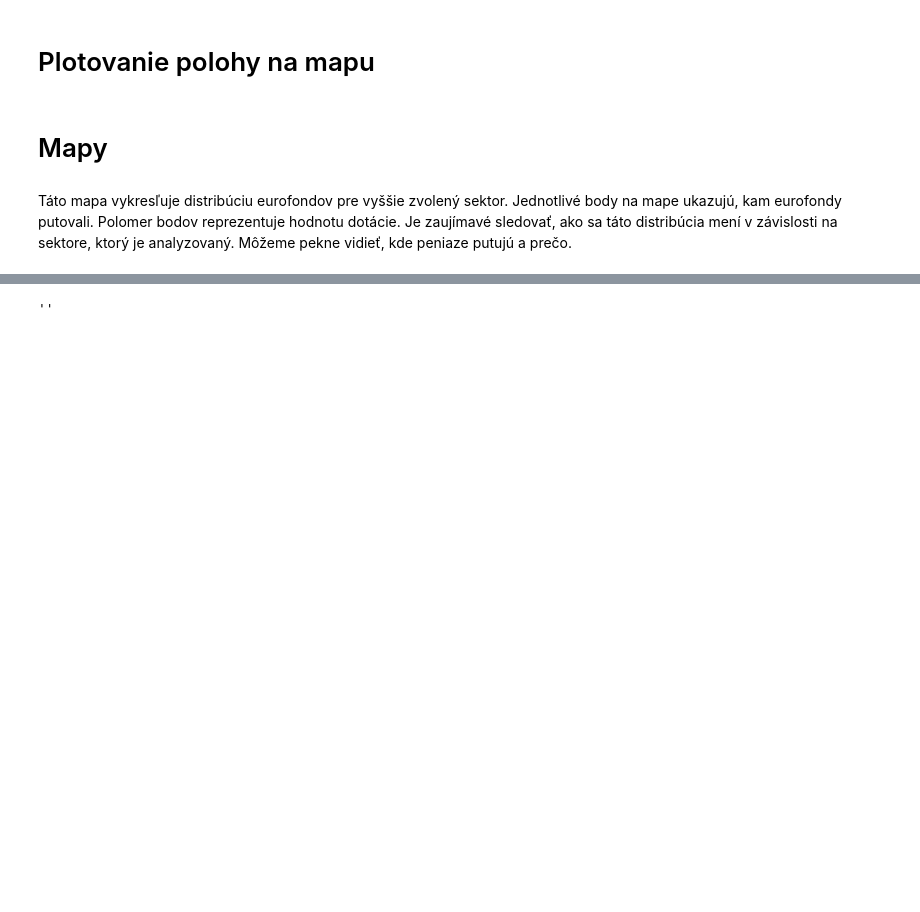
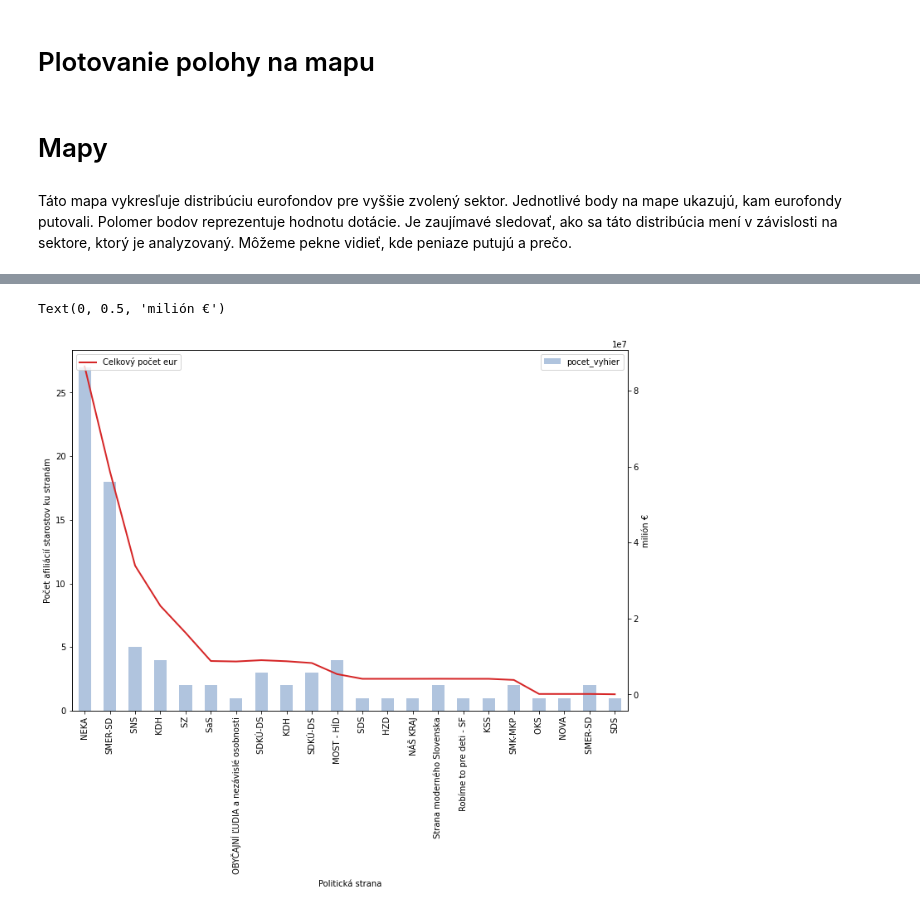
Before and after one commit to 4b1dden/eurofunds_slovakia, a Jupyter notebook: mapa_eurofondov.ipynb, the cells around one changed output, grey strips where cells are left out. Saved outputs shown, nothing was run; the diff lists cells and outputs as text; code cells hidden in the pictures; blank space fills up the shorter version.

```diff
--- a/mapa_eurofondov.ipynb
+++ b/mapa_eurofondov.ipynb
@@ -262,5 +275,4 @@ for key in data_transformation.keys():
   selected_section_data['starosta_{}'.format(key)] = selected_section_data['mesto'].apply(lambda mesto: mestoMapper(mesto, data_transformation[key]))
   # FOKUS A PRECIZIA
 
-# selected_section_data['starosta_party'] = selected_section_data['starosta_party'].apply(lambda party: party.split(","))
-selected_section_data
+selected_section_data['starosta_party'] = selected_section_data['starosta_party'].apply(lambda party: party.split(","))
@@ -281,4 +279,24 @@ selected_section_data
-# %%
-""
-# %% [output]
-''
+# %%
+from collections import defaultdict
+
+party_total = defaultdict(int)
+selected_section_data = selected_section_data
+for _, row in selected_section_data.iterrows():
+  for party in row['starosta_party']: party_total[party] += row['price']
+
+output_df = pandas.DataFrame(selected_section_data['starosta_party'].apply(pandas.value_counts).sum().astype(int)).reset_index()
+output_df.columns = ['party', 'pocet_vyhier']
+output_df['total_price'] = output_df['party'].apply(lambda party: party_total[party])
+
+ax = output_df.plot.bar(x='party', y="pocet_vyhier", figsize=(12, 8), color="#B0C4DE")
+
+ax2 = ax.twinx()
+ax2.plot(list(output_df['total_price'].array), color="tab:red", linewidth=2, label="Celkový počet eur")
+ax2.legend(loc=2)
+
+ax.set_xlabel('Politická strana')
+ax.set_ylabel('Počet afiliácií starostov ku stranám')
+ax2.set_ylabel("milión €")
+# %% [output]
+Text(0, 0.5, 'milión €')
+[figure, added]
```
Also changed, not shown: parts of 9 cells of this notebook.
